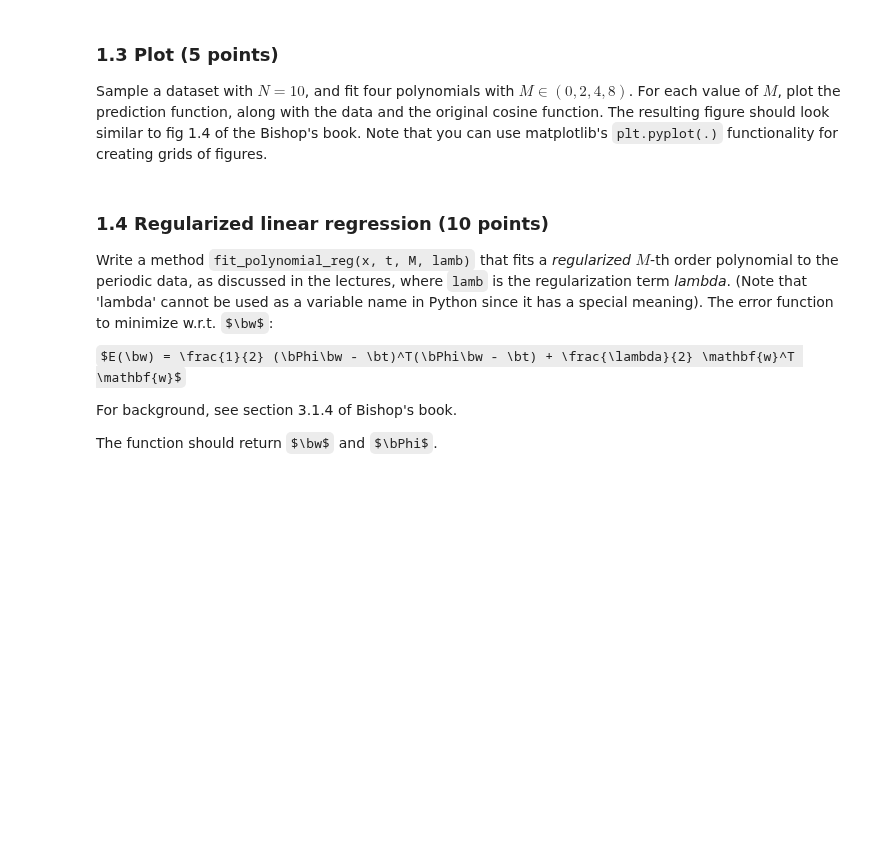
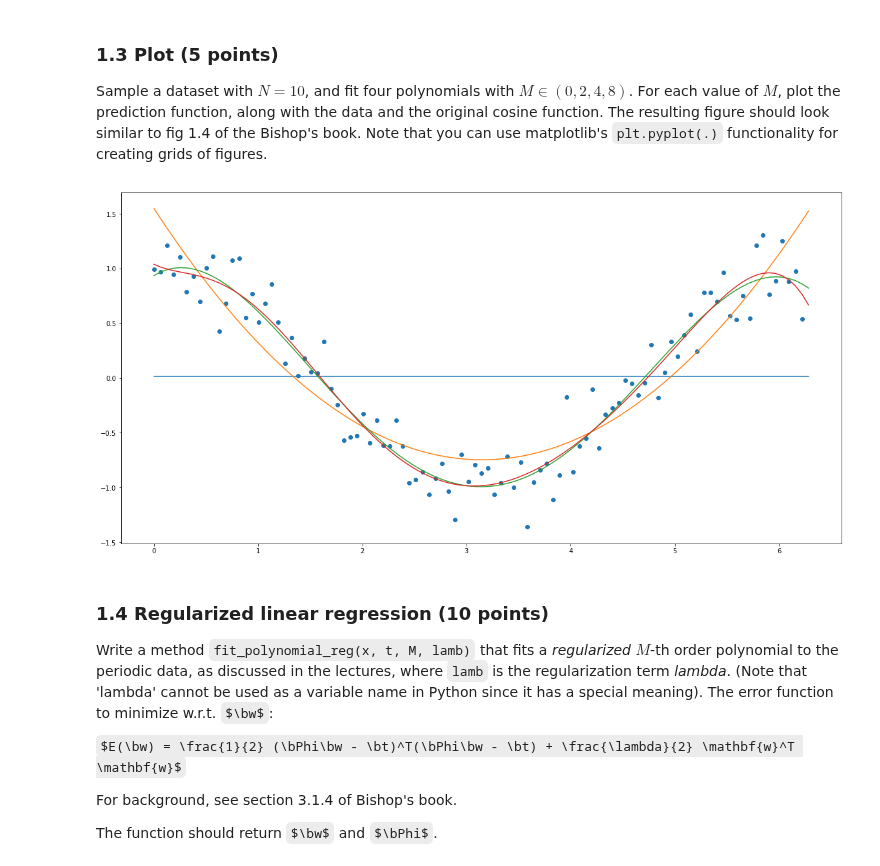
Before and after one commit to Kaleidophon/-friendly-octo-palm-tree, a Jupyter notebook: assignment1/lab1.ipynb, the cells around one changed output. Cells and saved outputs as stored; diff of their text form; code cells hidden in the pictures; some formulas as TeX source; blank space fills up the shorter version.

```diff
--- a/assignment1/lab1.ipynb
+++ b/assignment1/lab1.ipynb
@@ -115,3 +97,35 @@ def fit_polynomial(x, t, M):
+# %%
+N = 20
+m = 5
+x = numpy.square((np.linspace(-1, 1, N)))
+t = 0.5*x + 1.5
+
+#x, t = gen_cosine(30)
+
+phi = lambda x_j, j: x_j**j
+
+def designmatrix(x, M): # it is highly recommended to write a helper function that computes Phi
+    # x: Datapoints
+    # M: Order of polynomial
+    Phi = numpy.matrix([
+        [phi(x[i], j) for j in range(M+1)]
+        for i in range(x.shape[0])
+    ])
+
+    return Phi
+
+def fit_polynomial(x, t, M):
+    Phi = designmatrix(x, M)
+    x = numpy.reshape(x, (N, 1))
+    t = numpy.reshape(t, (N, 1))
+
+    # Calculare initial w_ml
+    w_ml = numpy.linalg.inv(Phi.transpose() * Phi) * Phi.transpose() * numpy.reshape(t, (N,1))
+    w_ml = numpy.transpose(numpy.squeeze(numpy.asarray(w_ml)))
+    #w_ml = numpy.reshape(w_ml, (w_ml.shape[0], 1))
+    #print("w_ml", w_ml.shape)
+
+    return w_ml.flatten(), Phi
 # %%
 ### Test your function
 N = 10
@@ -132,3 +145,16 @@ raise NotImplementedError()
+# %%
+N = 100
+x, t = gen_cosine(N)
+x__ = np.linspace(0, 2*PI, 100)  # Scale
+
+matplotlib.pyplot.scatter(x, t)
+
+for M in [0, 2, 4, 8]:
+    w, Phi = fit_polynomial(x, t, M)
+    y = [sum([w[i] * x_**i for i in range(w.shape[0])]) for x_ in x__]
+    matplotlib.pyplot.plot(x__, y)
+# %% [output]
+[figure, added]
 # %% [markdown]
 ### 1.4 Regularized linear regression (10 points)
 
```
Also changed, not shown: parts of 4 cells of this notebook, 1 other file.
